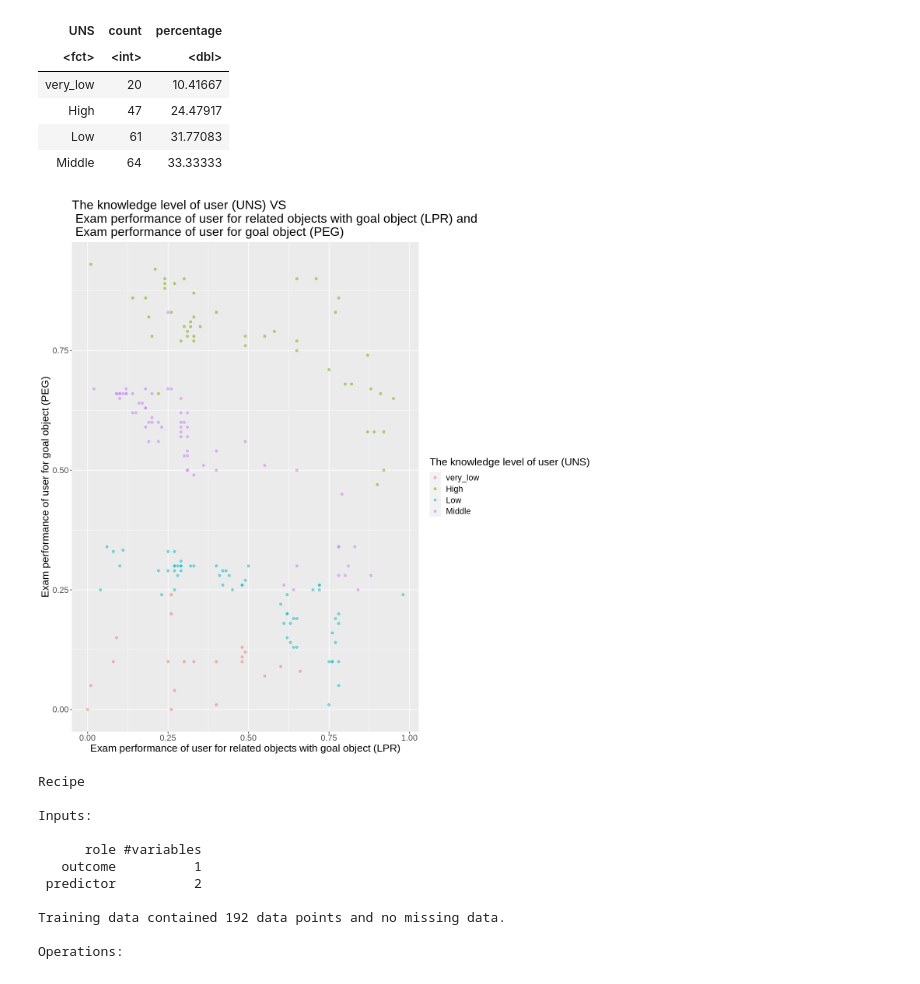
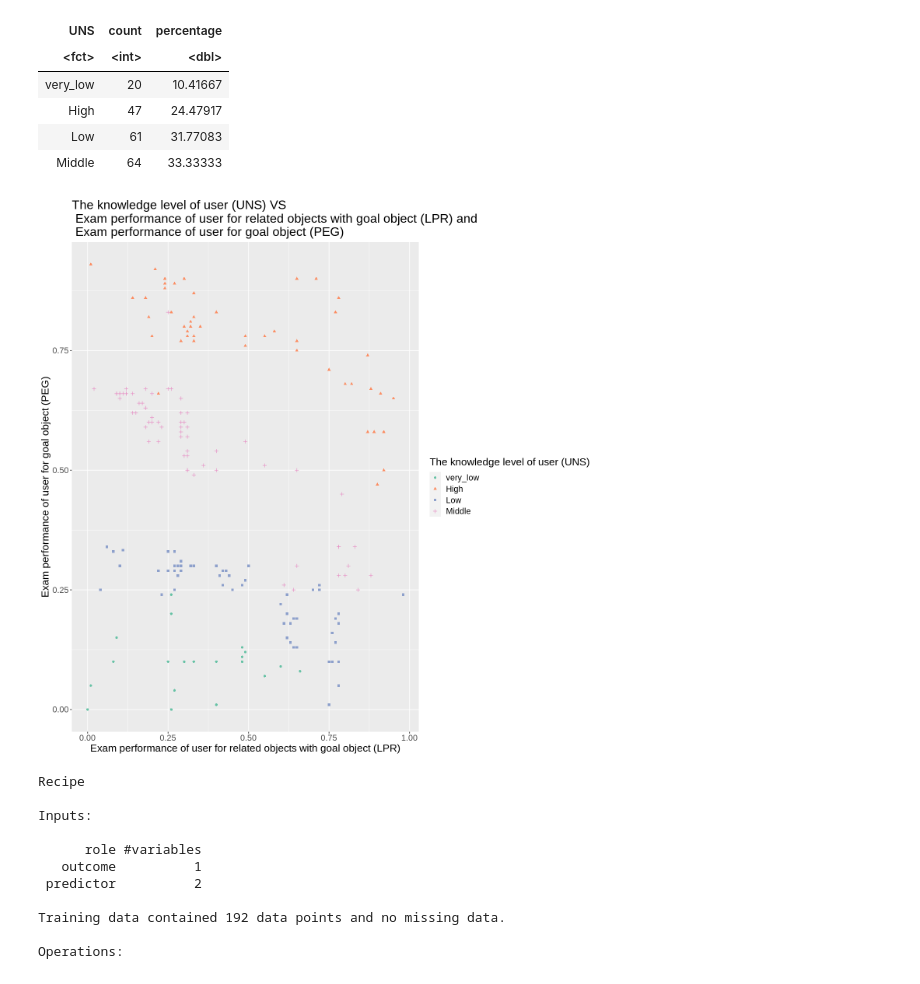
Before and after one commit to Anson-Chan-HK/DSCI-100-2023S1-4-PROJECT, a Jupyter notebook: Actual_project.ipynb, the cells around one changed output. Drawn from its saved outputs; the diff is of its cells as text; code cells hidden in the pictures.

```diff
--- a/Actual_project.ipynb
+++ b/Actual_project.ipynb
@@ -216,16 +214,17 @@ A tibble: 4 × 3
 # %%
 #visualising the data of UNS vs STG and SCG (Variables are yet standardized)
 options(repr.plot.width = 12, repr.plot.height = 12)
 
-modeling_data_plot <- ggplot(modeling_training, aes(x = LPR, y = PEG, colour = UNS)) +
-        geom_point(alpha = 0.5) +
-        labs(x = "Exam performance of user for related objects with goal object (LPR)", y = "Exam performance of user for goal object (PEG)" , colour = "The knowledge level of user (UNS)") +
+modeling_data_plot <- ggplot(modeling_training, aes(x = LPR, y = PEG, colour = UNS, shape = UNS)) +
+        geom_point(alpha = 2) +
+        labs(x = "Exam performance of user for related objects with goal object (LPR)", y = "Exam performance of user for goal object (PEG)" , colour = "The knowledge level of user (UNS)", shape = "The knowledge level of user (UNS)") +
         ggtitle("The knowledge level of user (UNS) VS \n Exam performance of user for related objects with goal object (LPR) and \n Exam performance of user for goal object (PEG)") +
-        theme(text = element_text(size = 16))
+        theme(text = element_text(size = 16)) +
+        scale_color_brewer(palette = "Set2")
 
 modeling_data_plot
 # %% [output]
-[figure, old version]
+[figure, new version]
 # %%
 #create recipe for training data, a specification for k
 
```
Also changed, not shown: parts of 13 cells of this notebook.
